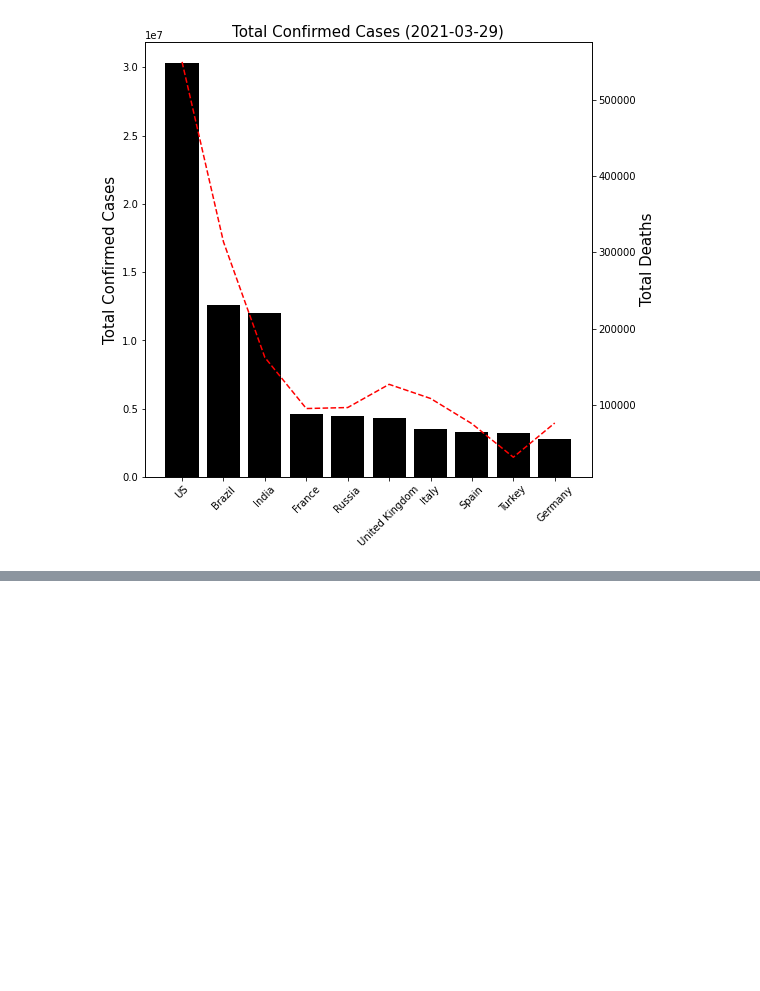
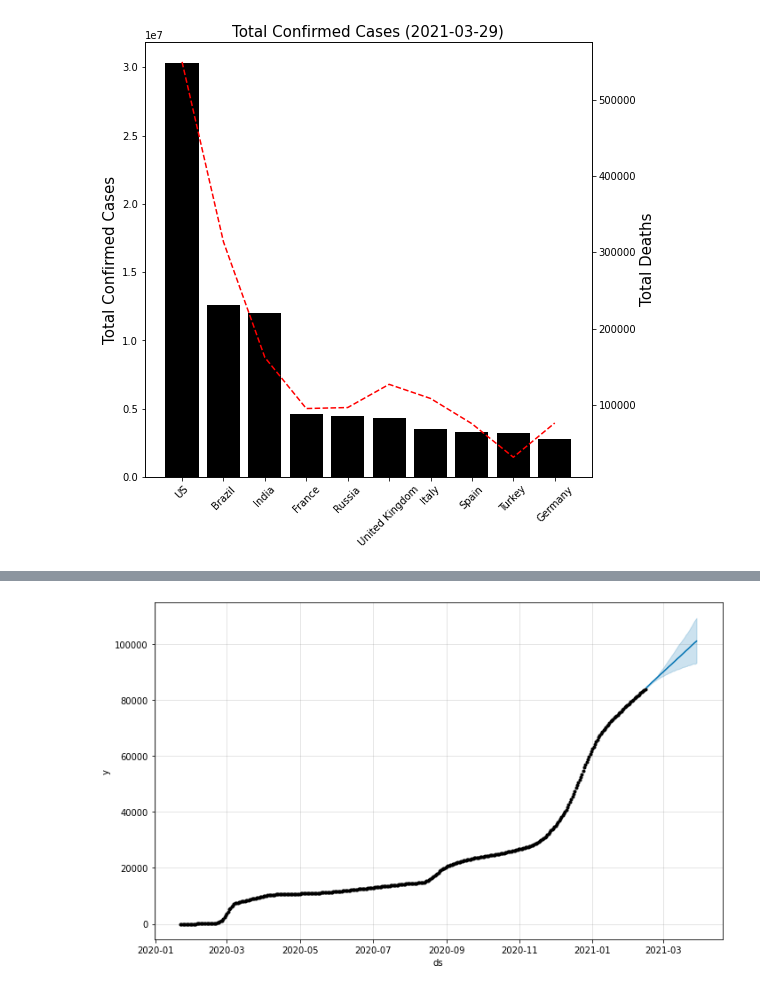
Before and after one commit to Vaycold/statistics_seminar, a Jupyter notebook: 국내_코로나_바이러스_확진자_수_예측.ipynb, the cells around one changed output, grey strips where cells are left out. Cells and saved outputs as stored; diff of their text form; code cells hidden in the pictures; blank space fills up the shorter version.

```diff
--- a/국내_코로나_바이러스_확진자_수_예측.ipynb
+++ b/국내_코로나_바이러스_확진자_수_예측.ipynb
@@ -277,0 +313,2 @@ plt.show()
+# %%
+df = df_case.reset_index()[['Date', korea]]
@@ -277,0 +319,3 @@ plt.show()
+# %%
+df = pd.DataFrame(df.to_numpy(), columns=['ds', 'y'])
+df.head()
@@ -277,0 +329,7 @@ plt.show()
+# %%
+# Split the Train & Test dataset
+# I will split the dataset into Two dataset which ratio is 9:1
+from math import floor
+ratio = floor(df.shape[0]) * (1-0.1)
+train_df = df.loc[:ratio]
+test_df = df.loc[ratio:]
@@ -277,0 +368,3 @@ plt.show()
+# %%
+model = Prophet(changepoint_range=1.0)
+model.fit(train_df)
@@ -277,0 +376,6 @@ plt.show()
+# %%
+# Prdict result
+pred = model.predict(test_df)
+model.plot(pred);
+# %% [output]
+[figure, added]
```
Also changed, not shown: parts of 23 cells of this notebook.
